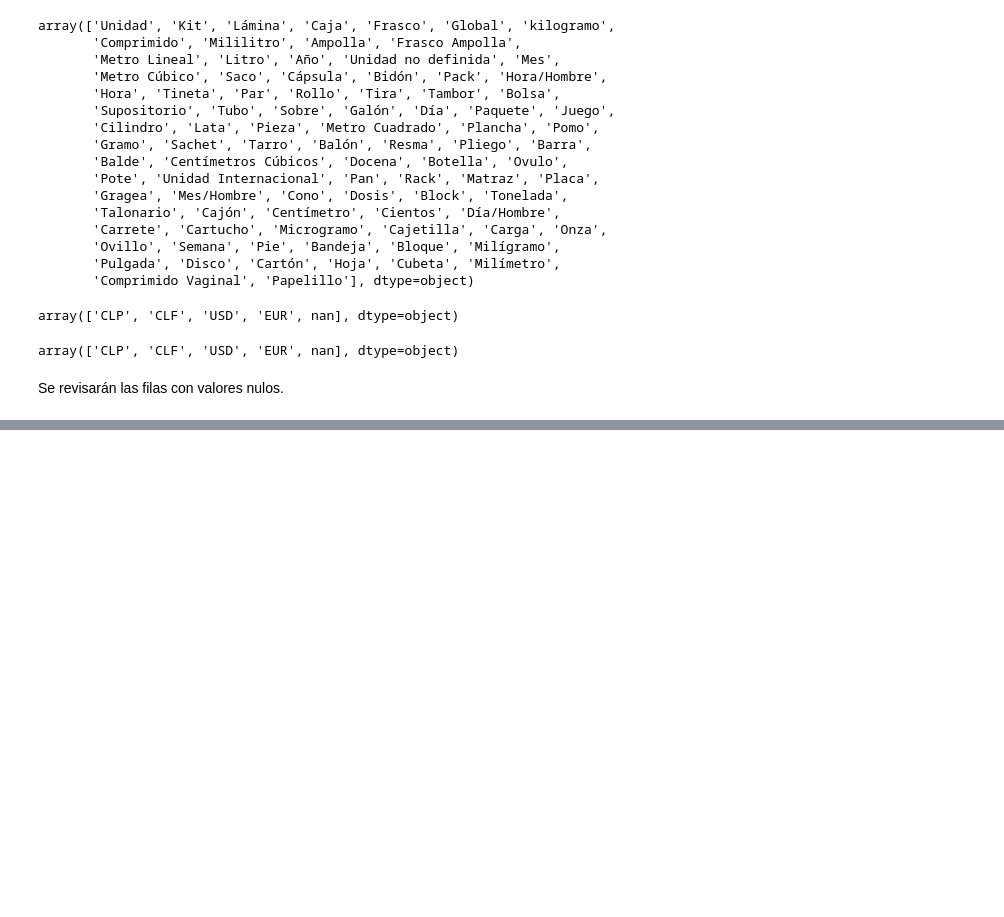
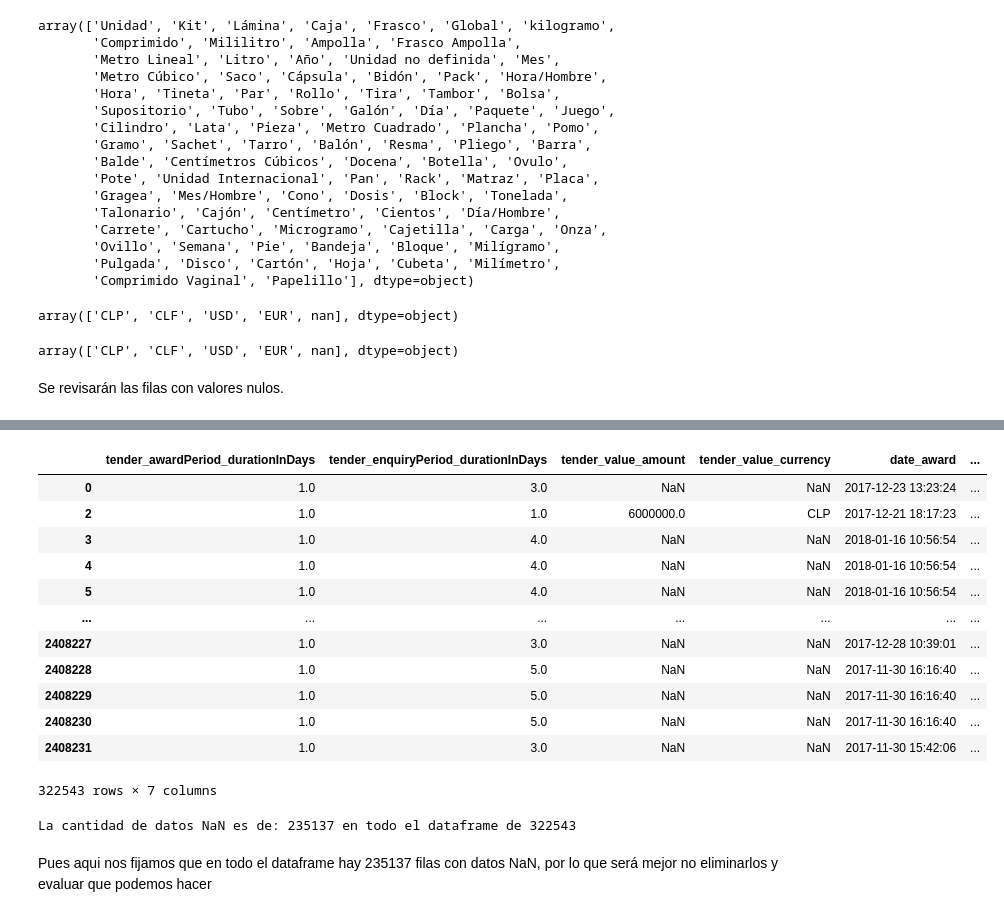
Before and after one commit to Camila-Rojas-05/Proyecto-IMT-2200-1-Grupo-14, a Jupyter notebook: Datos y trabajo con muestras/Revision_limpieza_2018.ipynb, the cells around one changed output, grey strips where cells are left out. Drawn from its saved outputs; the diff is of its cells as text; code cells hidden in the pictures; blank space fills up the shorter version.

```diff
--- a/Datos y trabajo con muestras/Revision_limpieza_2018.ipynb
+++ b/Datos y trabajo con muestras/Revision_limpieza_2018.ipynb
@@ -440,0 +455,2 @@ con_nan.dropna()
+# %%
+Datos_with_NaN = df_super_filt_2018.loc[:, df_super_filt_2018.isna().any()]
@@ -440,0 +468,16 @@ con_nan.dropna()
+# %%
+Datos_with_NaN
+# %% [output]
+|  | tender_awardPeriod_durationInDays | tender_enquiryPeriod_durationInDays | tender_value_amount | tender_value_currency | date_award | ... |
+| 0 | 1.0 | 3.0 | NaN | NaN | 2017-12-23 13:23:24 | ... |
+| 2 | 1.0 | 1.0 | 6000000.0 | CLP | 2017-12-21 18:17:23 | ... |
+| 3 | 1.0 | 4.0 | NaN | NaN | 2018-01-16 10:56:54 | ... |
+| 4 | 1.0 | 4.0 | NaN | NaN | 2018-01-16 10:56:54 | ... |
+| 5 | 1.0 | 4.0 | NaN | NaN | 2018-01-16 10:56:54 | ... |
+| ... | ... | ... | ... | ... | ... | ... |
+| 2408227 | 1.0 | 3.0 | NaN | NaN | 2017-12-28 10:39:01 | ... |
+| 2408228 | 1.0 | 5.0 | NaN | NaN | 2017-11-30 16:16:40 | ... |
+| 2408229 | 1.0 | 5.0 | NaN | NaN | 2017-11-30 16:16:40 | ... |
+| 2408230 | 1.0 | 5.0 | NaN | NaN | 2017-11-30 16:16:40 | ... |
+| 2408231 | 1.0 | 3.0 | NaN | NaN | 2017-11-30 15:42:06 | ... |
+322543 rows × 7 columns
@@ -440,0 +486,6 @@ con_nan.dropna()
+# %%
+print(f"La cantidad de datos NaN es de: {len(filas_con_nan)} en todo el dataframe de {len(df_super_filt_2018)}")
+# %% [output]
+La cantidad de datos NaN es de: 235137 en todo el dataframe de 322543
+# %% [markdown]
+Pues aqui nos fijamos que en todo el dataframe hay 235137 filas con datos NaN, por lo que será mejor no eliminarlos y evaluar que podemos hacer
```
Also changed, not shown: parts of 9 cells of this notebook.
